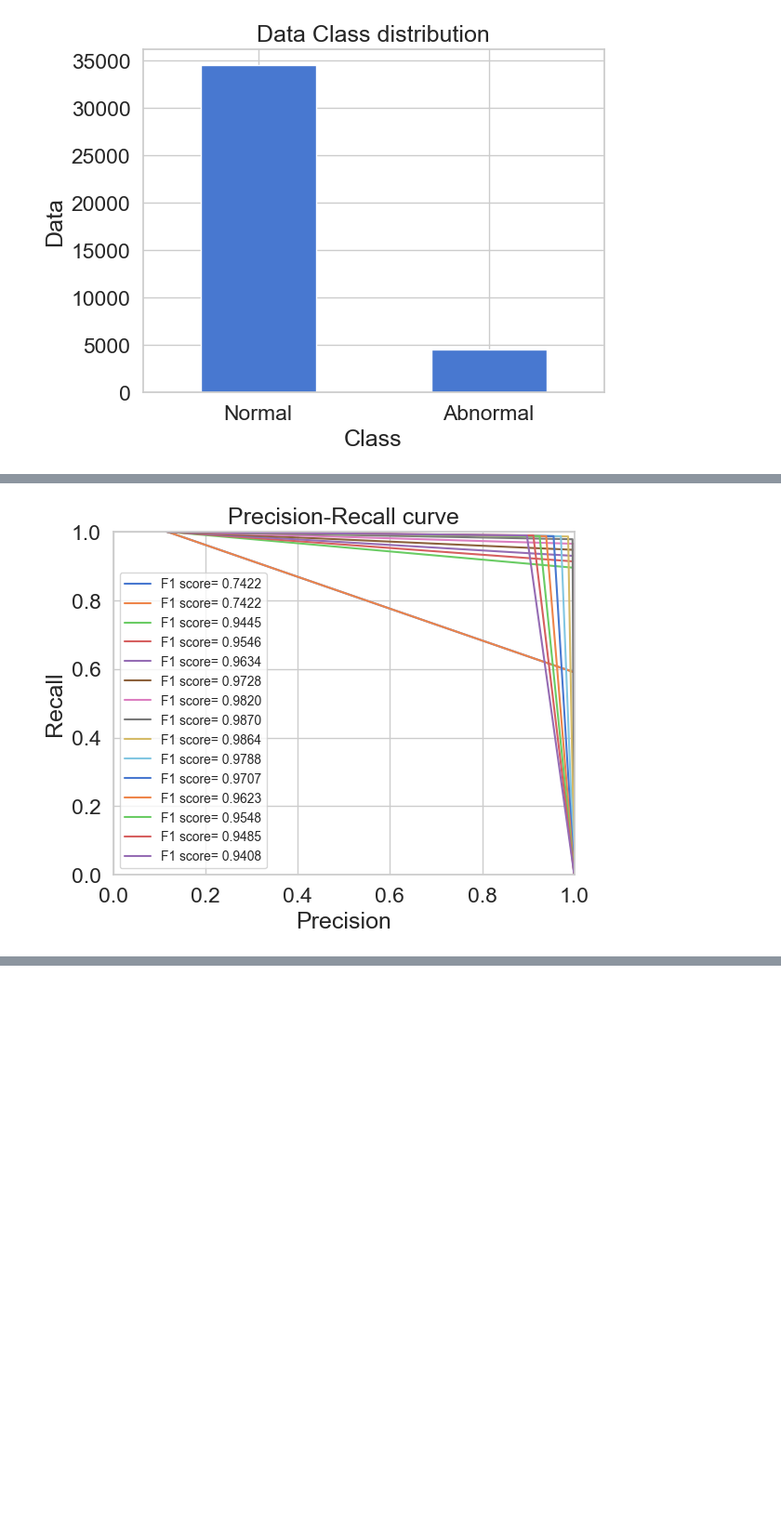
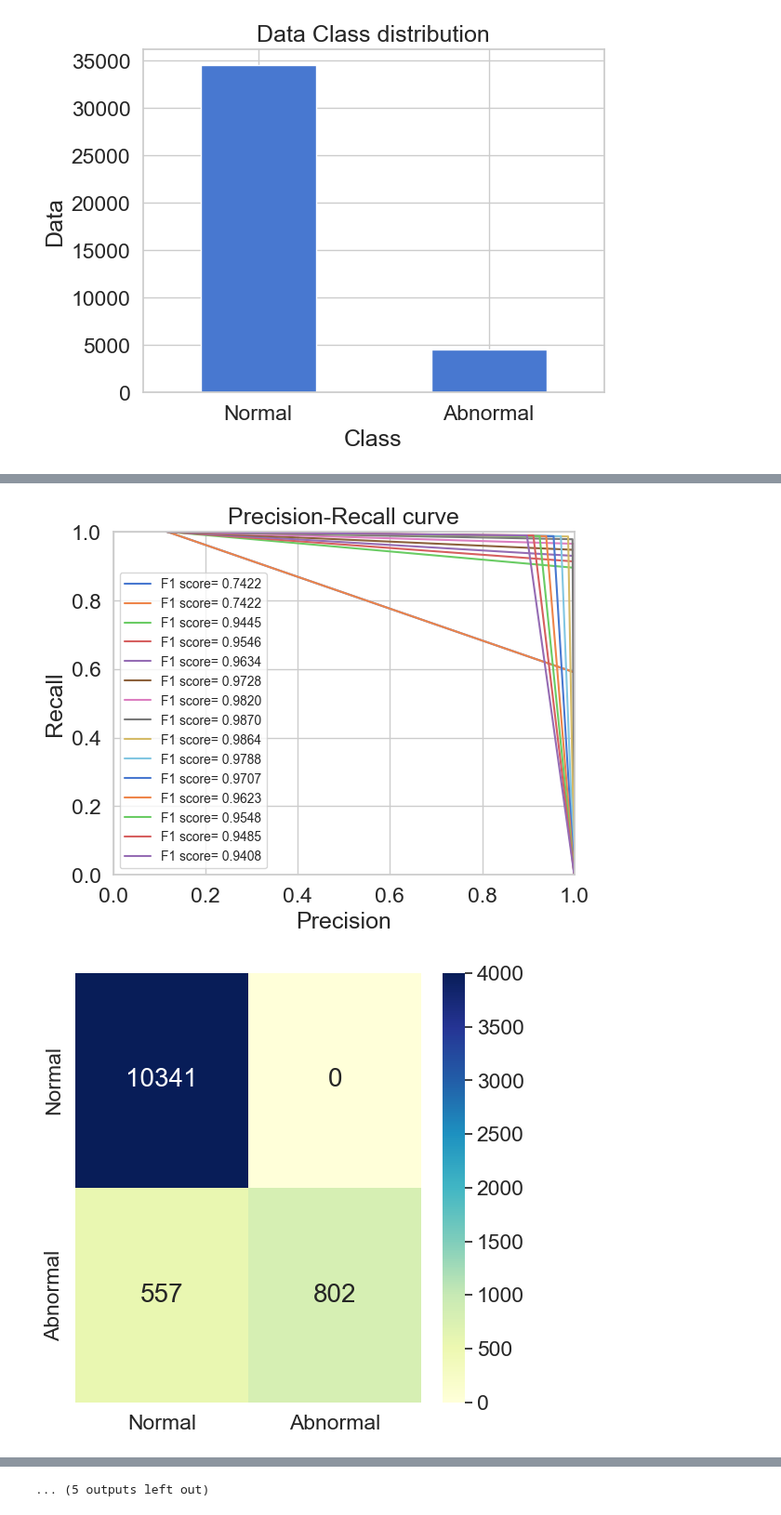
Before and after one commit to 98uranus/Autoencoder, a Jupyter notebook: Performance_graph.ipynb, the cells around one changed output, grey strips where cells are left out. Shown at 93% size. Drawn from its saved outputs; the diff is of its cells as text; code cells hidden in the pictures; blank space fills up the shorter version.

```diff
--- a/Performance_graph.ipynb
+++ b/Performance_graph.ipynb
@@ -174,7 +174,9 @@ def Confusion_Matrix(df, Model_Name, rate):
             LABELS = ["Normal", "Abnormal"]
             conf_matrix = df[m][0][n][1]['conf_matix']
             plt.figure(figsize=(6, 6))
-            sns.heatmap(conf_matrix, xticklabels=LABELS, yticklabels=LABELS, annot=True, fmt="d");
+            sns.heatmap(conf_matrix, xticklabels=LABELS, yticklabels=LABELS,
+                        annot=True, fmt="d", annot_kws={'size': 20}, cmap="YlGnBu",
+                        vmin=0, vmax=4000);
     plt.title("Confusion matrix")
     plt.xlabel('Predicted class')
     plt.ylabel('True class')
@@ -182,17 +184,18 @@ def Confusion_Matrix(df, Model_Name, rate):
 # %%
 Model_Name = ["DAGMM1"]
 AE_models = ['DAGMM_AE']
 AE_Name = ["DAGMM_AE1"]
 GMM_models = ['DAGMM_GMM.pkl']
 GMM_Name = ['DAGMM_GMM1']
 # rate = 11.6
 rate = list(np.arange(10,13,0.2))
 
 df = load_models(Model_Name, AE_models, AE_Name, GMM_models, GMM_Name, rate)
 # print(df["DAGMM1"])
 ROC_Curve(df, Model_Name, rate)
 Precision_Recall_Curve(df, Model_Name, rate)
-# Confusion_Matrix(df, Model_Name, rate)
+Confusion_Matrix(df, Model_Name, rate)
 # %% [output]
 [figure]
 [figure]
+[figure, added]
@@ -198,0 +211 @@ Precision_Recall_Curve(df, Model_Name, rate)
+... (5 outputs left out)
```
Also changed, not shown: parts of 1 cell of this notebook, 3 other files.
